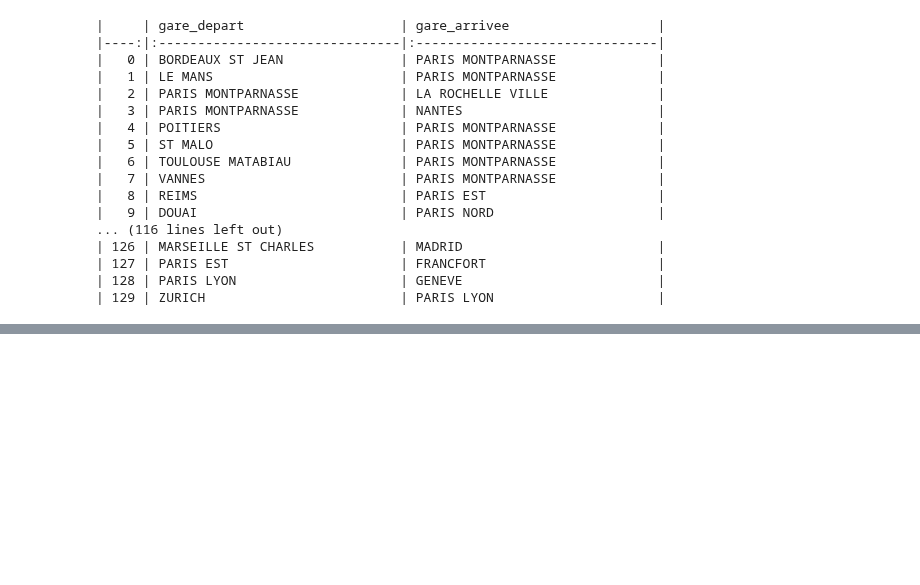
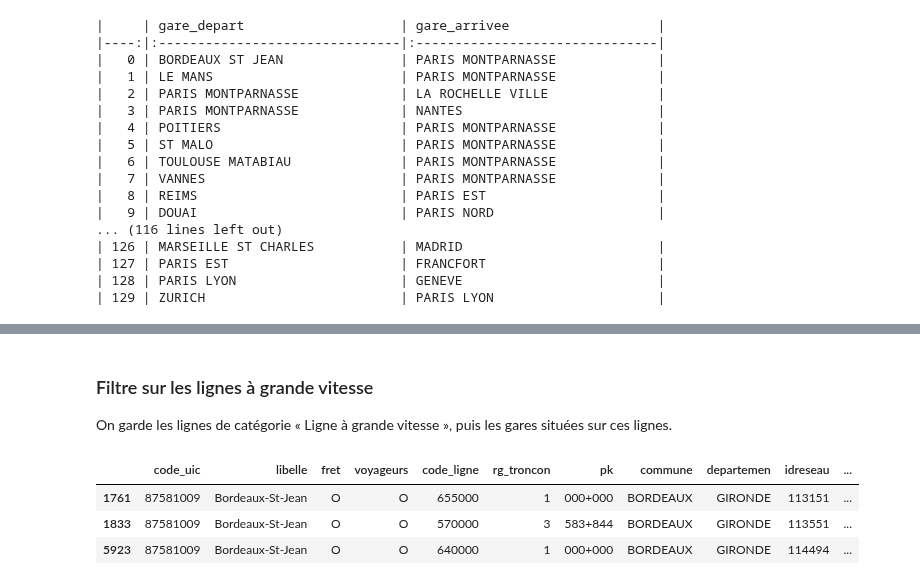
Before and after one commit to JulienCRB/IADATA_700_SNCF, a Jupyter notebook: notebook/data_exploration.ipynb, the cells around one changed output, grey strips where cells are left out. Cells and saved outputs as stored; diff of their text form; code cells hidden in the pictures; blank space fills up the shorter version.

```diff
--- a/notebook/data_exploration.ipynb
+++ b/notebook/data_exploration.ipynb
@@ -149,0 +239,11 @@ print(couples_gares.to_markdown())
+# %% [markdown]
+### Filtre sur les lignes à grande vitesse
+
+On garde les lignes de catégorie « Ligne à grande vitesse », puis les gares situées sur ces lignes.
+# %%
+df_gares_raw[df_gares_raw["libelle"] == "Bordeaux-St-Jean"]
+# %% [output]
+|  | code_uic | libelle | fret | voyageurs | code_ligne | rg_troncon | pk | commune | departemen | idreseau | ... |
+| 1761 | 87581009 | Bordeaux-St-Jean | O | O | 655000 | 1 | 000+000 | BORDEAUX | GIRONDE | 113151 | ... |
+| 1833 | 87581009 | Bordeaux-St-Jean | O | O | 570000 | 3 | 583+844 | BORDEAUX | GIRONDE | 113551 | ... |
+| 5923 | 87581009 | Bordeaux-St-Jean | O | O | 640000 | 1 | 000+000 | BORDEAUX | GIRONDE | 114494 | ... |
```
Also changed, not shown: parts of 33 cells of this notebook, 1 other file.
